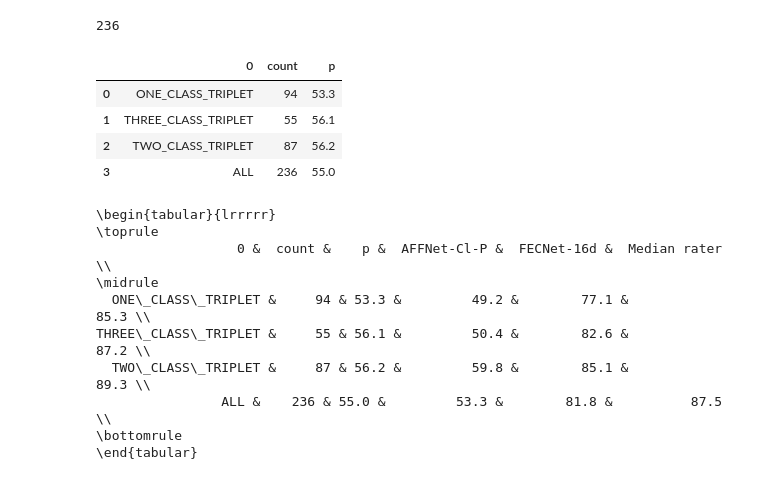
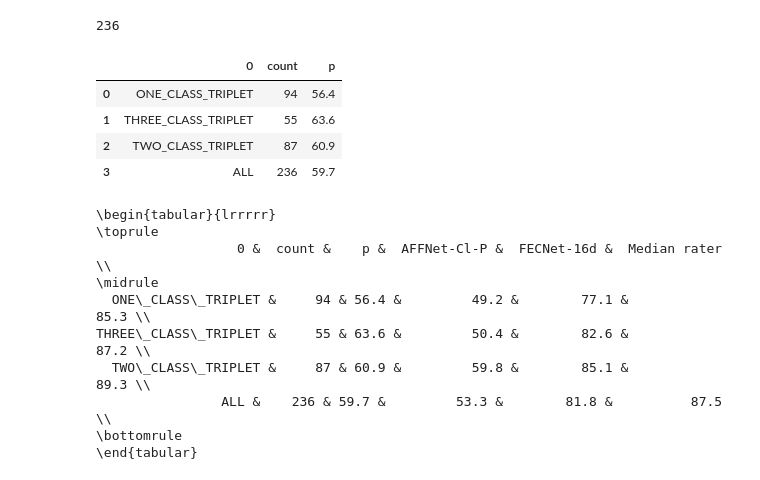
Before and after one commit to stefandirnstorfer/paramoji, a Jupyter notebook: results/results-fec.ipynb, the cells around one changed output. Cells and saved outputs as stored; diff of their text form; code cells hidden in the pictures.

```diff
--- a/results/results-fec.ipynb
+++ b/results/results-fec.ipynb
@@ -150,15 +150,20 @@ def get_label(a,b,c):
     dists = [np.linalg.norm(b-c), np.linalg.norm(a-c), np.linalg.norm(a-b)]
     return np.argmin(dists)+1
 
-labels = [
+paramoji_labels = [
     get_label(paramojis[ref[0]], paramojis[ref[1]], paramojis[ref[2]])
     for ref in refs
 ]
+# %%
+def fec_label(triplet):
+    x = np.array([triplet[j] for j in range(17, 30, 2)])
+    return np.bincount(np.array(x[~np.isnan(x)], dtype='int')).argmax()
+
+fec_labels = [fec_label(triplet) for triplet in triplets]
 # %%
 res2 = [
     [triplets[i][15],
-     sum(labels[i] == triplets[i][j] for j in range(17, 30, 2)),
-     sum(not np.isnan(triplets[i][j]) for j in range(17, 30, 2))
+     paramoji_labels[i] == fec_labels[i]
     ]
     for i in range(len(triplets))
 ]
@@ -168,21 +173,20 @@ len(res2)
 # %%
 g= pd.DataFrame(res2).groupby(0)
 final = g.sum().reset_index()
 final['count'] = g.count().reset_index()[1]
 final = final.append({
     0:'ALL',
     1:np.sum(final[1]),
-    2:np.sum(final[2]),
     "count": np.sum(final['count'])}, ignore_index=True)
-final['p'] = np.round(final[1]/final[2]*100+0.05,1)
-final=final.drop([1,2],axis=1)
+final['p'] = np.round(final[1]/final['count']*100,1)
+final=final.drop([1],axis=1)
 final
 # %% [output]
 |  | 0 | count | p |
-| 0 | ONE_CLASS_TRIPLET | 94 | 53.3 |
-| 1 | THREE_CLASS_TRIPLET | 55 | 56.1 |
-| 2 | TWO_CLASS_TRIPLET | 87 | 56.2 |
-| 3 | ALL | 236 | 55.0 |
+| 0 | ONE_CLASS_TRIPLET | 94 | 56.4 |
+| 1 | THREE_CLASS_TRIPLET | 55 | 63.6 |
+| 2 | TWO_CLASS_TRIPLET | 87 | 60.9 |
+| 3 | ALL | 236 | 59.7 |
 # %%
 final['AFFNet-Cl-P']  = [49.2,50.4,59.8,53.3]
 final['FECNet-16d']   = [77.1,82.6,85.1,81.8]
@@ -193,9 +197,9 @@ print(final.to_latex(index=False))
 \toprule
                   0 &  count &    p &  AFFNet-Cl-P &  FECNet-16d &  Median rater \\
 \midrule
-  ONE\_CLASS\_TRIPLET &     94 & 53.3 &         49.2 &        77.1 &          85.3 \\
-THREE\_CLASS\_TRIPLET &     55 & 56.1 &         50.4 &        82.6 &          87.2 \\
-  TWO\_CLASS\_TRIPLET &     87 & 56.2 &         59.8 &        85.1 &          89.3 \\
-                ALL &    236 & 55.0 &         53.3 &        81.8 &          87.5 \\
+  ONE\_CLASS\_TRIPLET &     94 & 56.4 &         49.2 &        77.1 &          85.3 \\
+THREE\_CLASS\_TRIPLET &     55 & 63.6 &         50.4 &        82.6 &          87.2 \\
+  TWO\_CLASS\_TRIPLET &     87 & 60.9 &         59.8 &        85.1 &          89.3 \\
+                ALL &    236 & 59.7 &         53.3 &        81.8 &          87.5 \\
 \bottomrule
 \end{tabular}
```
Also changed, not shown: 13 other files.
